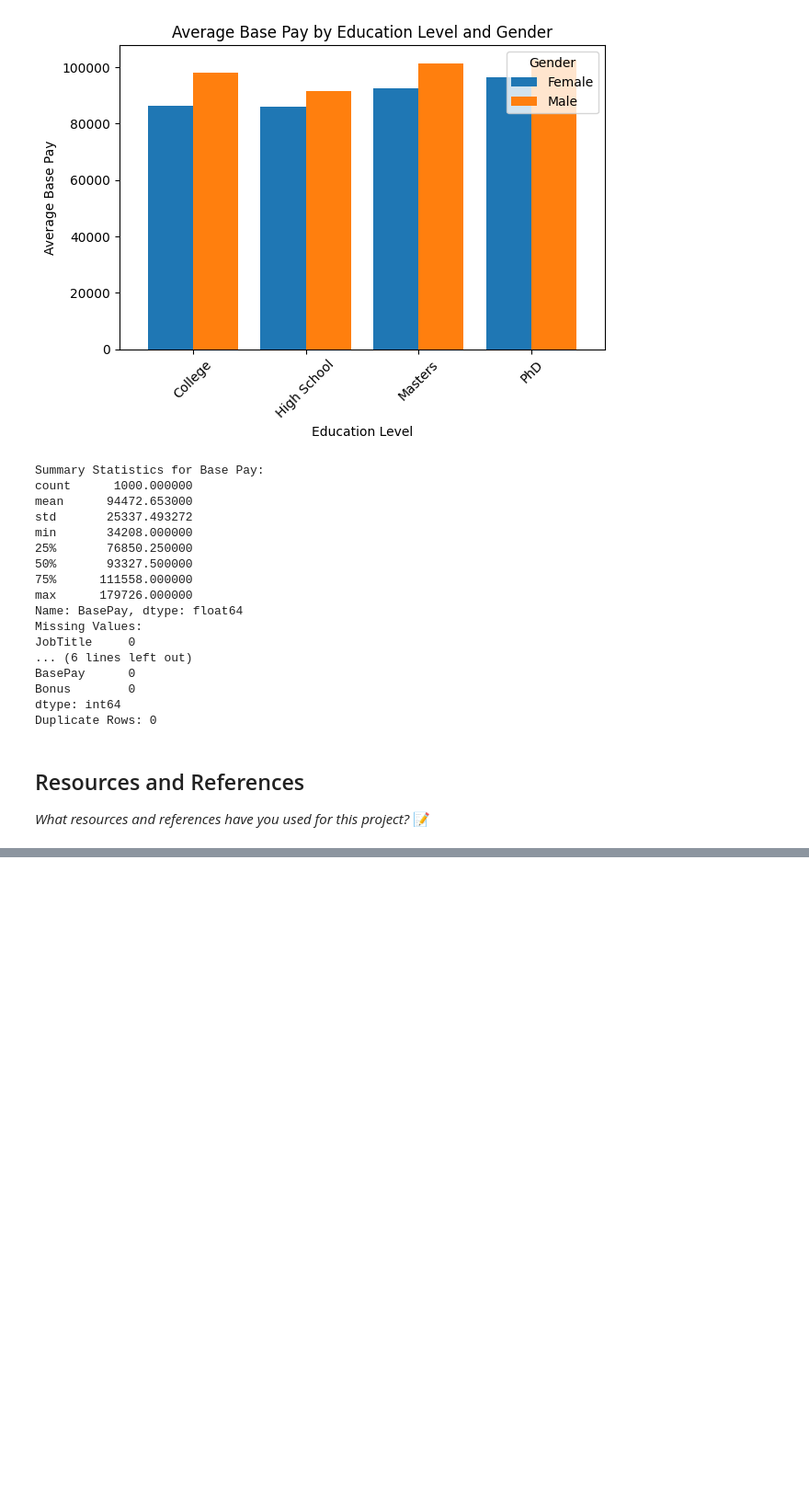
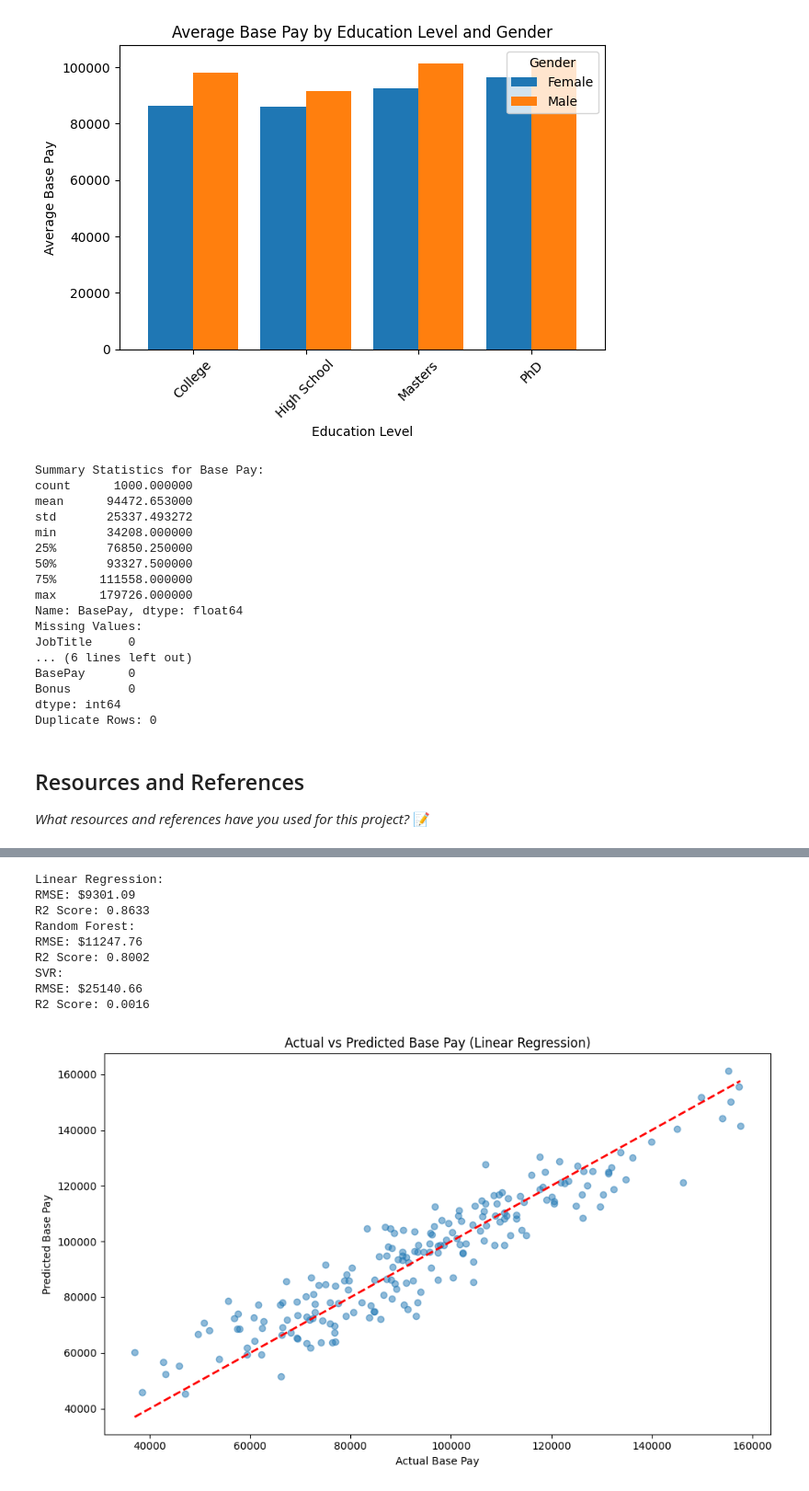
Before and after one commit to IT4063C-Fall24/final-project-nmiller268, a Jupyter notebook: source.ipynb, the cells around one changed output, grey strips where cells are left out. Shown at 92% size. Drawn from its saved outputs; the diff is of its cells as text; code cells hidden in the pictures; blank space fills up the shorter version.

```diff
--- a/source.ipynb
+++ b/source.ipynb
@@ -154,0 +157,15 @@ https://www.ncbi.nlm.nih.gov/pmc/articles/PMC10615266/
+# %%
+# 1. Comprehensive EDA
+import pandas as pd
+import seaborn as sns
+import matplotlib.pyplot as plt
+import numpy as np
+
+# Load data
+df = pd.read_csv('Glassdoor Gender Pay Gap.csv')
+
+# Basic statistics
+print("Dataset Shape:", df.shape)
+print("\
+Basic Statistics for Numerical Columns:")
+print(df.describe())
@@ -154,0 +226,63 @@ https://www.ncbi.nlm.nih.gov/pmc/articles/PMC10615266/
+# %%
+# 3. Model Training and Evaluation
+from sklearn.linear_model import LinearRegression
+from sklearn.ensemble import RandomForestRegressor
+from sklearn.svm import SVR
+from sklearn.metrics import mean_squared_error, r2_score
+import numpy as np
+
+# Create dictionary of models
+models = {
+    'Linear Regression': LinearRegression(),
+    'Random Forest': RandomForestRegressor(n_estimators=100, random_state=42),
+    'SVR': SVR(kernel='rbf')
+}
+
+# Train and evaluate each model
+results = {}
+for name, model in models.items():
+    # Create pipeline
+    pipeline = Pipeline(steps=[('preprocessor', preprocessor),
+                             ('regressor', model)])
+
+    # Fit
+    pipeline.fit(X_train, y_train)
+
+    # Predict
+    y_pred = pipeline.predict(X_test)
+
+    # Calculate metrics
+    rmse = np.sqrt(mean_squared_error(y_test, y_pred))
+    r2 = r2_score(y_test, y_pred)
+
+    results[name] = {'RMSE': rmse, 'R2': r2}
+    print(f"\
+{name}:")
+    print(f"RMSE: ${rmse:.2f}")
+    print(f"R2 Score: {r2:.4f}")
+
+# Visualize actual vs predicted for best model
+best_model = Pipeline(steps=[('preprocessor', preprocessor),
+                           ('regressor', LinearRegression())])
+best_model.fit(X_train, y_train)
+y_pred = best_model.predict(X_test)
+
+plt.figure(figsize=(10, 6))
+plt.scatter(y_test, y_pred, alpha=0.5)
+plt.plot([y_test.min(), y_test.max()], [y_test.min(), y_test.max()], 'r--', lw=2)
+plt.xlabel('Actual Base Pay')
+plt.ylabel('Predicted Base Pay')
+plt.title('Actual vs Predicted Base Pay (Linear Regression)')
+plt.tight_layout()
+plt.show()
+# %% [output]
+Linear Regression:
+RMSE: $9301.09
+R2 Score: 0.8633
+Random Forest:
+RMSE: $11247.76
+R2 Score: 0.8002
+SVR:
+RMSE: $25140.66
+R2 Score: 0.0016
+[figure, added]
```
Also changed, not shown: parts of 4 cells of this notebook.
